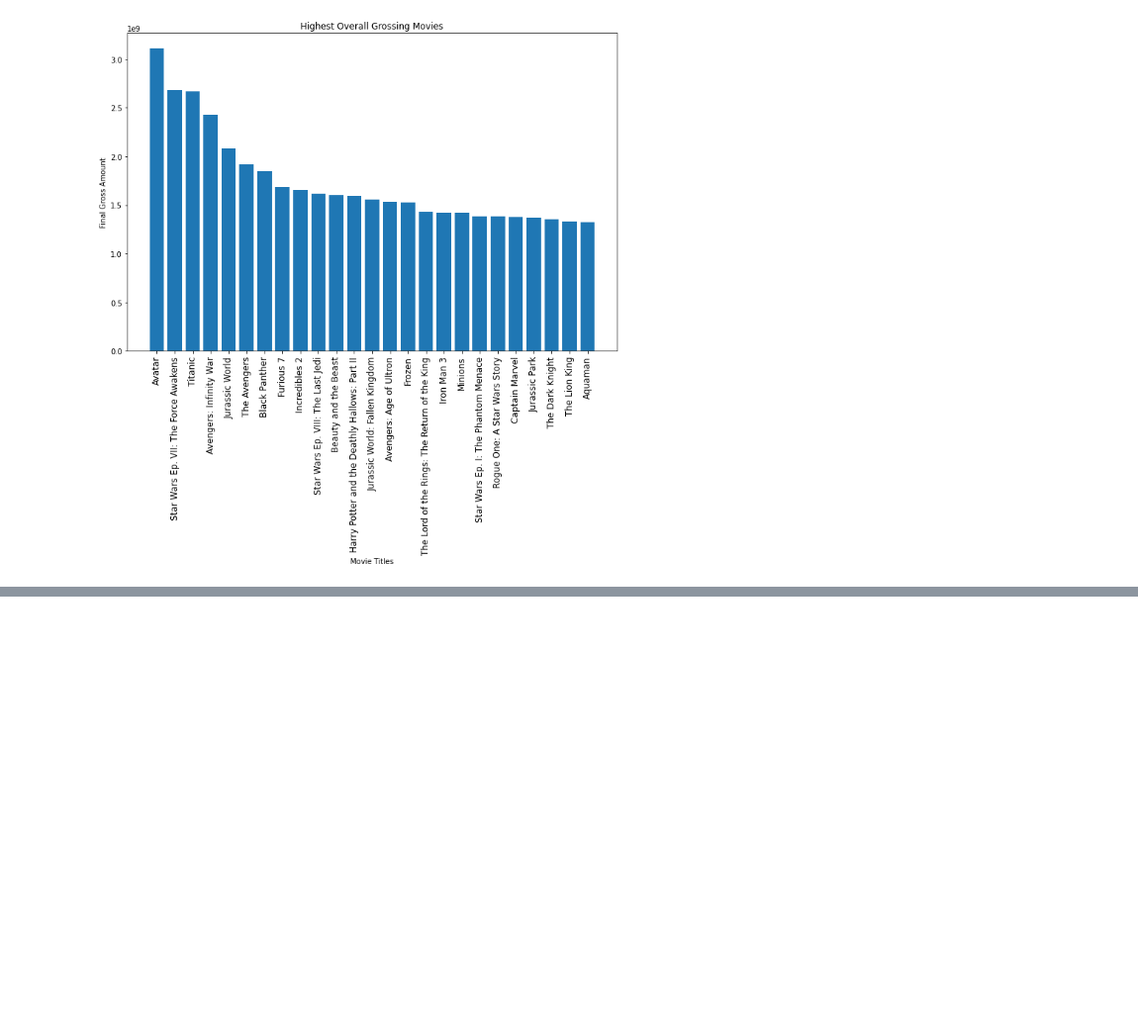
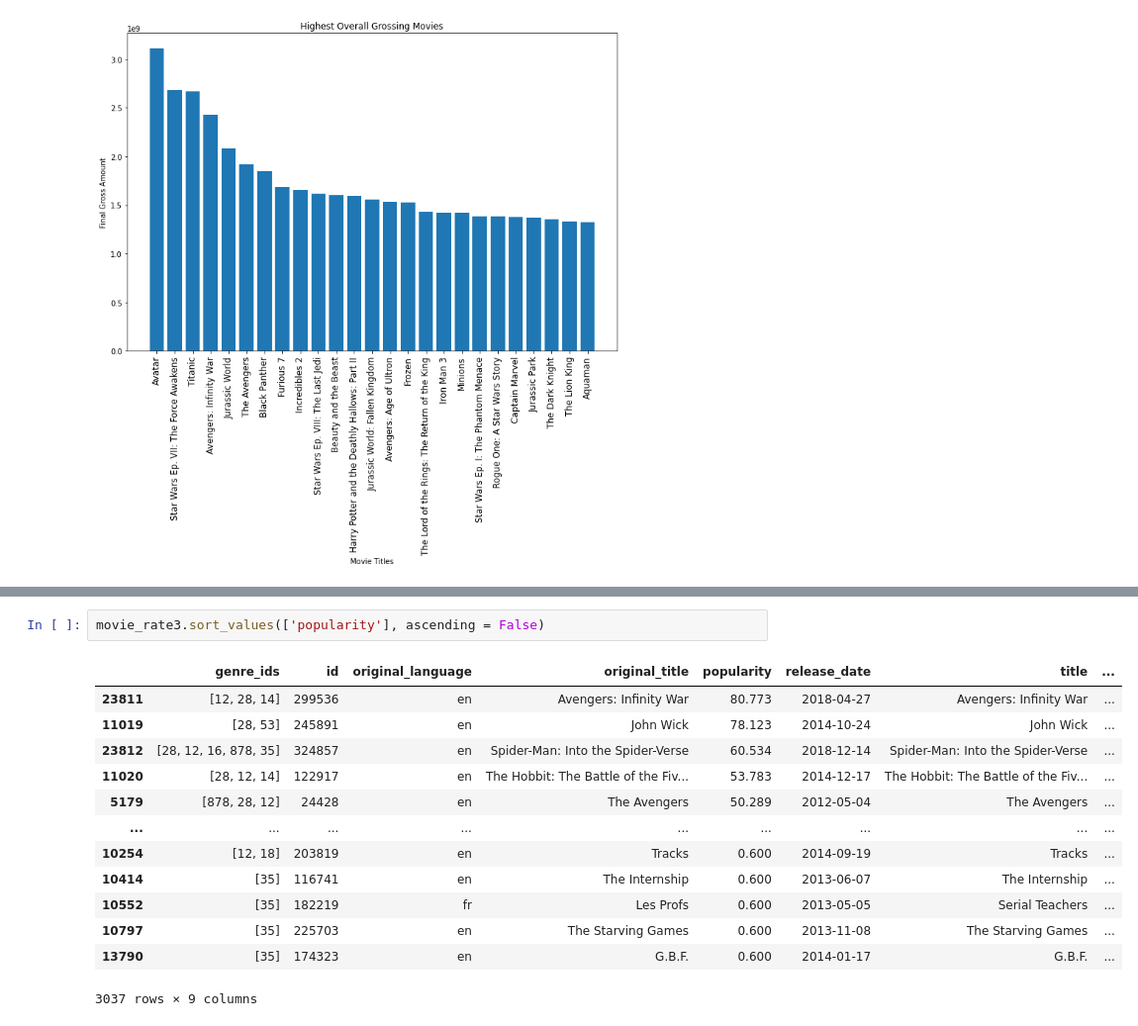
Before and after one commit to jalen253/phase1-project, a Jupyter notebook: student.ipynb, the cells around one changed output, grey strips where cells are left out. Shown: that part at 99% size. Cells and saved outputs as stored; diff of their text form; blank space fills up the shorter version.

```diff
--- a/student.ipynb
+++ b/student.ipynb
@@ -297,0 +223,16 @@ Name: genres, dtype: int64
+# %%
+movie_rate3.sort_values(['popularity'], ascending = False)
+# %% [output]
+|  | genre_ids | id | original_language | original_title | popularity | release_date | title | ... |
+| 23811 | [12, 28, 14] | 299536 | en | Avengers: Infinity War | 80.773 | 2018-04-27 | Avengers: Infinity War | ... |
+| 11019 | [28, 53] | 245891 | en | John Wick | 78.123 | 2014-10-24 | John Wick | ... |
+| 23812 | [28, 12, 16, 878, 35] | 324857 | en | Spider-Man: Into the Spider-Verse | 60.534 | 2018-12-14 | Spider-Man: Into the Spider-Verse | ... |
+| 11020 | [28, 12, 14] | 122917 | en | The Hobbit: The Battle of the Fiv... | 53.783 | 2014-12-17 | The Hobbit: The Battle of the Fiv... | ... |
+| 5179 | [878, 28, 12] | 24428 | en | The Avengers | 50.289 | 2012-05-04 | The Avengers | ... |
+| ... | ... | ... | ... | ... | ... | ... | ... | ... |
+| 10254 | [12, 18] | 203819 | en | Tracks | 0.600 | 2014-09-19 | Tracks | ... |
+| 10414 | [35] | 116741 | en | The Internship | 0.600 | 2013-06-07 | The Internship | ... |
+| 10552 | [35] | 182219 | fr | Les Profs | 0.600 | 2013-05-05 | Serial Teachers | ... |
+| 10797 | [35] | 225703 | en | The Starving Games | 0.600 | 2013-11-08 | The Starving Games | ... |
+| 13790 | [35] | 174323 | en | G.B.F. | 0.600 | 2014-01-17 | G.B.F. | ... |
+3037 rows × 9 columns
```
Also changed, not shown: parts of 27 cells of this notebook.
